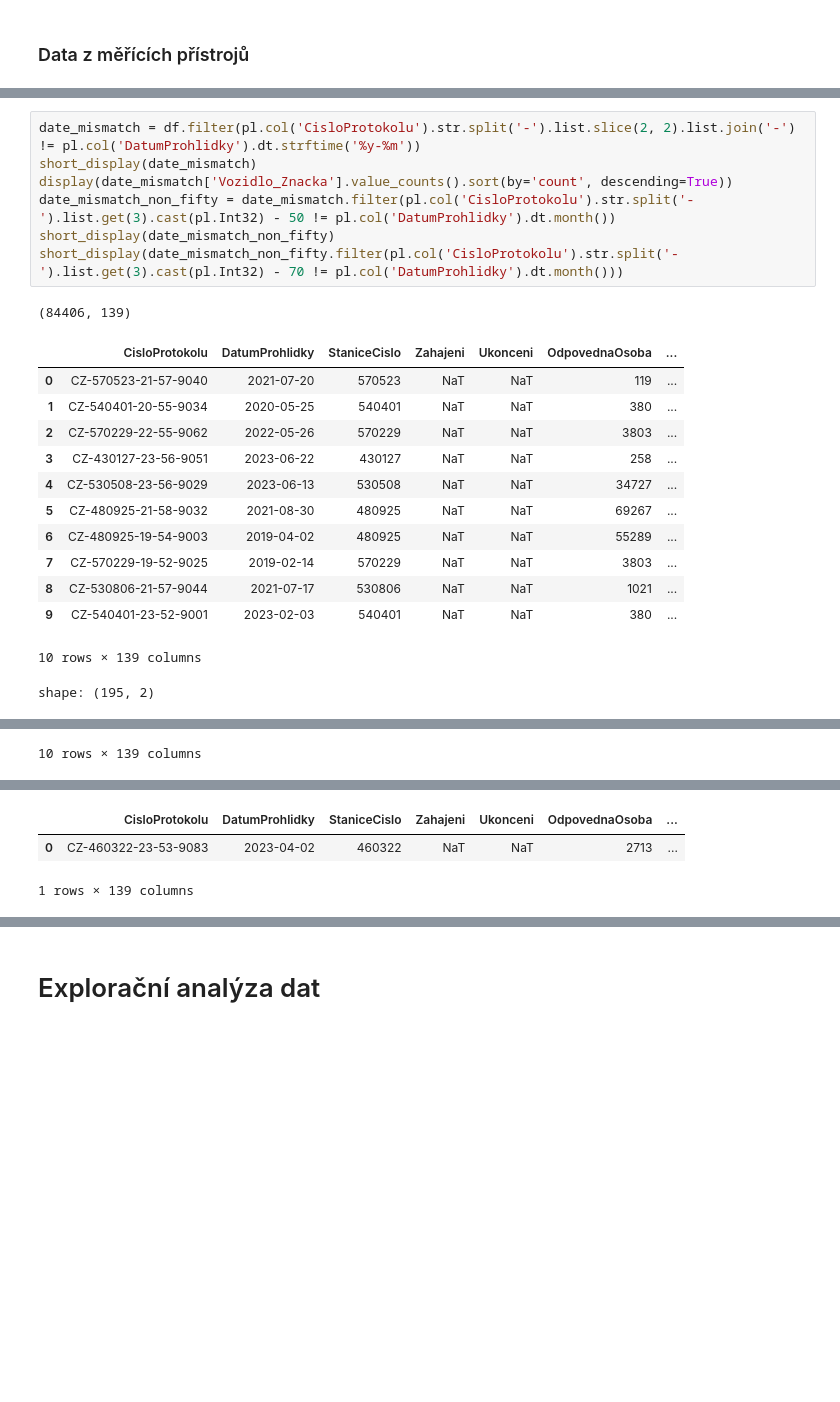
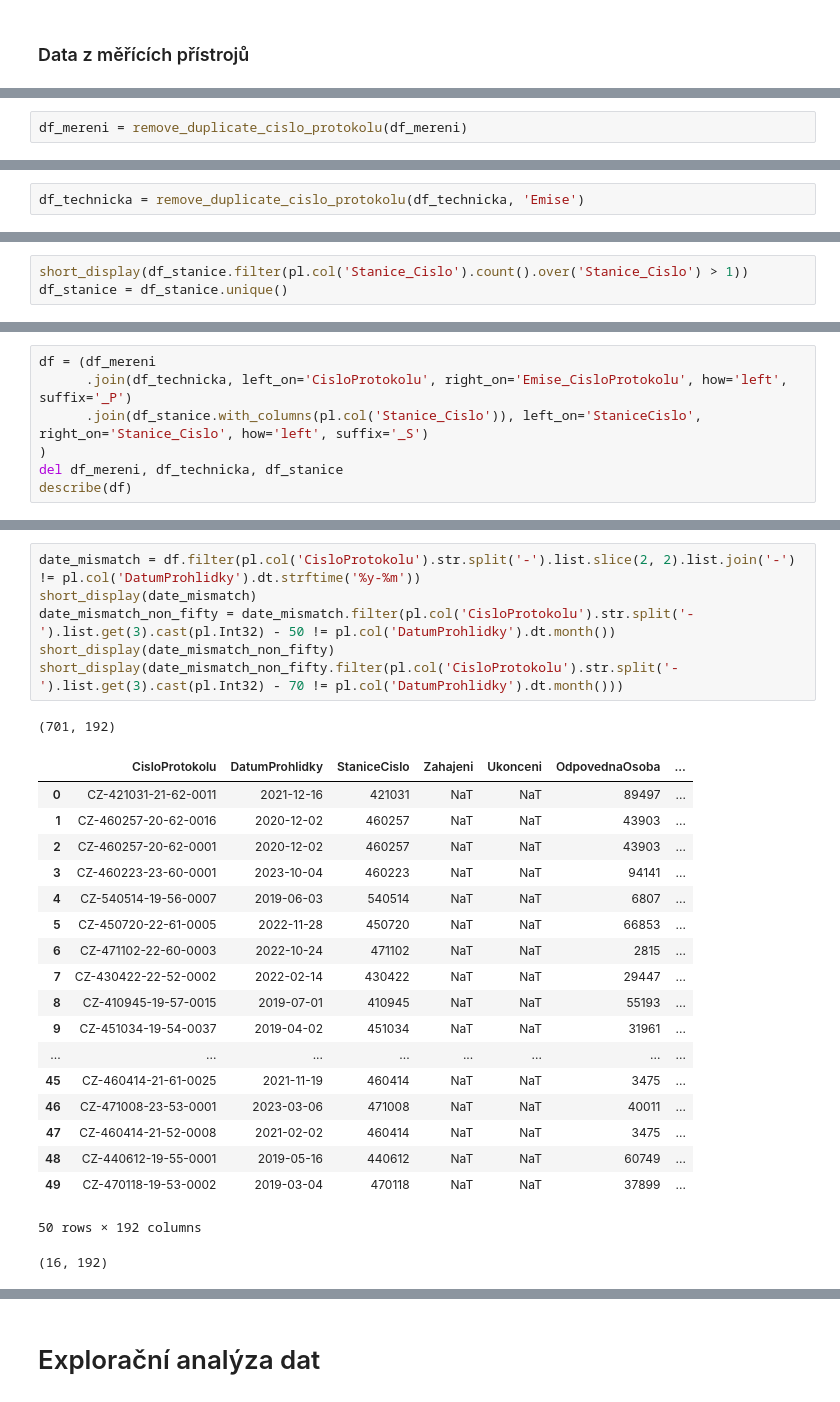
Before and after one commit to opendatalabcz/emissions-data-analysis-cz, a Jupyter notebook: kod/diesel_exploration.ipynb, the cells around one changed output, grey strips where cells are left out. Drawn from its saved outputs; the diff is of its cells as text; blank space fills up the shorter version.

```diff
--- a/kod/diesel_exploration.ipynb
+++ b/kod/diesel_exploration.ipynb
@@ -153,0 +171,2 @@ short_display(df.join(non_duplicit_redundant, on='CisloProtokolu', how='semi'))
+# %%
+df_mereni = remove_duplicate_cislo_protokolu(df_mereni)
@@ -153,0 +183,2 @@ short_display(df.join(non_duplicit_redundant, on='CisloProtokolu', how='semi'))
+# %%
+df_technicka = remove_duplicate_cislo_protokolu(df_technicka, 'Emise')
@@ -153,0 +204,3 @@ short_display(df.join(non_duplicit_redundant, on='CisloProtokolu', how='semi'))
+# %%
+short_display(df_stanice.filter(pl.col('Stanice_Cislo').count().over('Stanice_Cislo') > 1))
+df_stanice = df_stanice.unique()
@@ -153,0 +212,7 @@ short_display(df.join(non_duplicit_redundant, on='CisloProtokolu', how='semi'))
+# %%
+df = (df_mereni
+      .join(df_technicka, left_on='CisloProtokolu', right_on='Emise_CisloProtokolu', how='left', suffix='_P')
+      .join(df_stanice.with_columns(pl.col('Stanice_Cislo')), left_on='StaniceCislo', right_on='Stanice_Cislo', how='left', suffix='_S')
+)
+del df_mereni, df_technicka, df_stanice
+describe(df)
@@ -201,22 +326,27 @@ U Traktorů je číslo měsíce zvýšeno o 50, nebo 70, což v metodice není e
 # %%
 date_mismatch = df.filter(pl.col('CisloProtokolu').str.split('-').list.slice(2, 2).list.join('-') != pl.col('DatumProhlidky').dt.strftime('%y-%m'))
 short_display(date_mismatch)
-display(date_mismatch['Vozidlo_Znacka'].value_counts().sort(by='count', descending=True))
 date_mismatch_non_fifty = date_mismatch.filter(pl.col('CisloProtokolu').str.split('-').list.get(3).cast(pl.Int32) - 50 != pl.col('DatumProhlidky').dt.month())
 short_display(date_mismatch_non_fifty)
 short_display(date_mismatch_non_fifty.filter(pl.col('CisloProtokolu').str.split('-').list.get(3).cast(pl.Int32) - 70 != pl.col('DatumProhlidky').dt.month()))
 # %% [output]
-(84406, 139)
+(701, 192)
 |  | CisloProtokolu | DatumProhlidky | StaniceCislo | Zahajeni | Ukonceni | OdpovednaOsoba | ... |
-| 0 | CZ-570523-21-57-9040 | 2021-07-20 | 570523 | NaT | NaT | 119 | ... |
-| 1 | CZ-540401-20-55-9034 | 2020-05-25 | 540401 | NaT | NaT | 380 | ... |
-| 2 | CZ-570229-22-55-9062 | 2022-05-26 | 570229 | NaT | NaT | 3803 | ... |
-| 3 | CZ-430127-23-56-9051 | 2023-06-22 | 430127 | NaT | NaT | 258 | ... |
-| 4 | CZ-530508-23-56-9029 | 2023-06-13 | 530508 | NaT | NaT | 34727 | ... |
-| 5 | CZ-480925-21-58-9032 | 2021-08-30 | 480925 | NaT | NaT | 69267 | ... |
-| 6 | CZ-480925-19-54-9003 | 2019-04-02 | 480925 | NaT | NaT | 55289 | ... |
-| 7 | CZ-570229-19-52-9025 | 2019-02-14 | 570229 | NaT | NaT | 3803 | ... |
-| 8 | CZ-530806-21-57-9044 | 2021-07-17 | 530806 | NaT | NaT | 1021 | ... |
-| 9 | CZ-540401-23-52-9001 | 2023-02-03 | 540401 | NaT | NaT | 380 | ... |
+| 0 | CZ-421031-21-62-0011 | 2021-12-16 | 421031 | NaT | NaT | 89497 | ... |
+| 1 | CZ-460257-20-62-0016 | 2020-12-02 | 460257 | NaT | NaT | 43903 | ... |
+| 2 | CZ-460257-20-62-0001 | 2020-12-02 | 460257 | NaT | NaT | 43903 | ... |
+| 3 | CZ-460223-23-60-0001 | 2023-10-04 | 460223 | NaT | NaT | 94141 | ... |
+| 4 | CZ-540514-19-56-0007 | 2019-06-03 | 540514 | NaT | NaT | 6807 | ... |
+| 5 | CZ-450720-22-61-0005 | 2022-11-28 | 450720 | NaT | NaT | 66853 | ... |
+| 6 | CZ-471102-22-60-0003 | 2022-10-24 | 471102 | NaT | NaT | 2815 | ... |
+| 7 | CZ-430422-22-52-0002 | 2022-02-14 | 430422 | NaT | NaT | 29447 | ... |
+| 8 | CZ-410945-19-57-0015 | 2019-07-01 | 410945 | NaT | NaT | 55193 | ... |
+| 9 | CZ-451034-19-54-0037 | 2019-04-02 | 451034 | NaT | NaT | 31961 | ... |
+| ... | ... | ... | ... | ... | ... | ... | ... |
+| 45 | CZ-460414-21-61-0025 | 2021-11-19 | 460414 | NaT | NaT | 3475 | ... |
+| 46 | CZ-471008-23-53-0001 | 2023-03-06 | 471008 | NaT | NaT | 40011 | ... |
+| 47 | CZ-460414-21-52-0008 | 2021-02-02 | 460414 | NaT | NaT | 3475 | ... |
+| 48 | CZ-440612-19-55-0001 | 2019-05-16 | 440612 | NaT | NaT | 60749 | ... |
+| 49 | CZ-470118-19-53-0002 | 2019-03-04 | 470118 | NaT | NaT | 37899 | ... |
-10 rows × 139 columns
+50 rows × 192 columns
-shape: (195, 2)
+(16, 192)
@@ -248 +372,0 @@ shape: (195, 2)
-10 rows × 139 columns
@@ -250,4 +374 @@ shape: (195, 2)
-|  | CisloProtokolu | DatumProhlidky | StaniceCislo | Zahajeni | Ukonceni | OdpovednaOsoba | ... |
-| 0 | CZ-460322-23-53-9083 | 2023-04-02 | 460322 | NaT | NaT | 2713 | ... |
-1 rows × 139 columns
 # %% [markdown]
```
Also changed, not shown: parts of 39 cells of this notebook, 1 other file.
